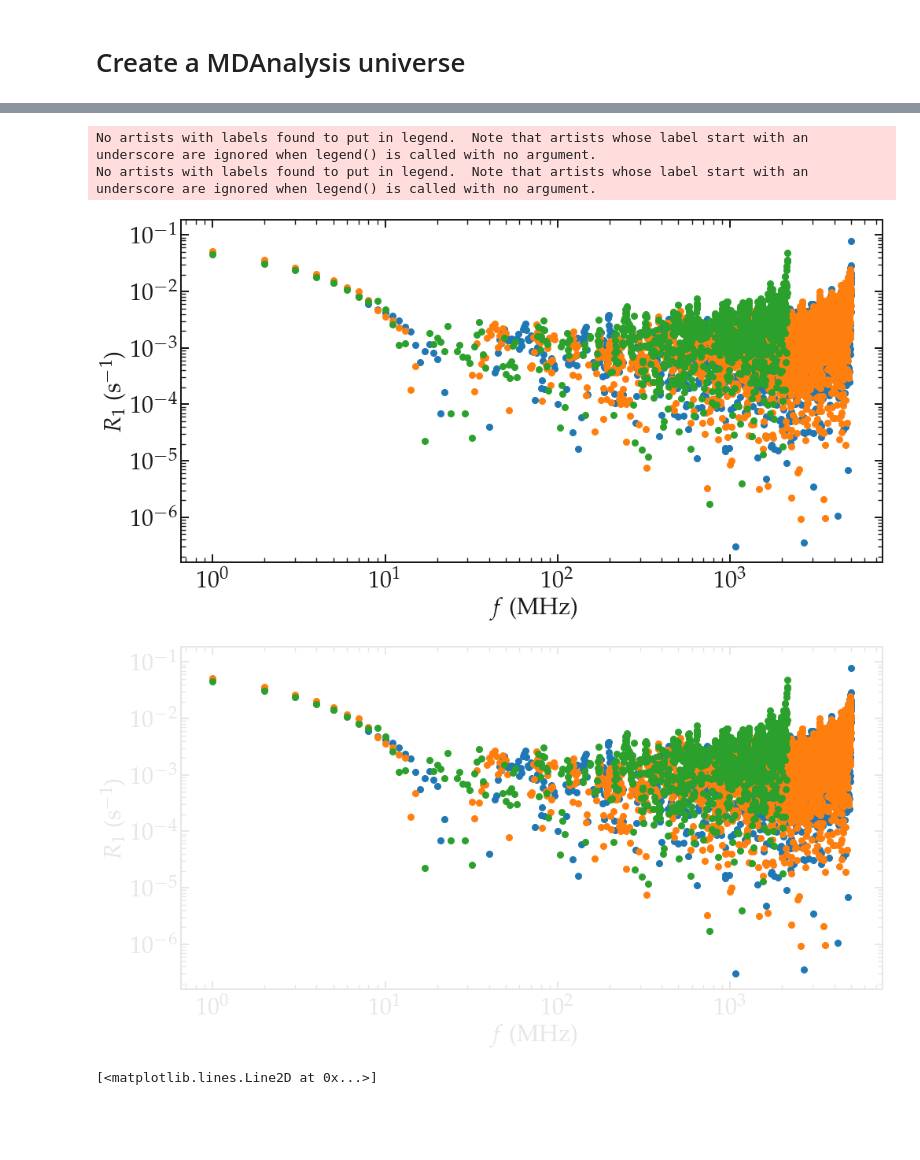
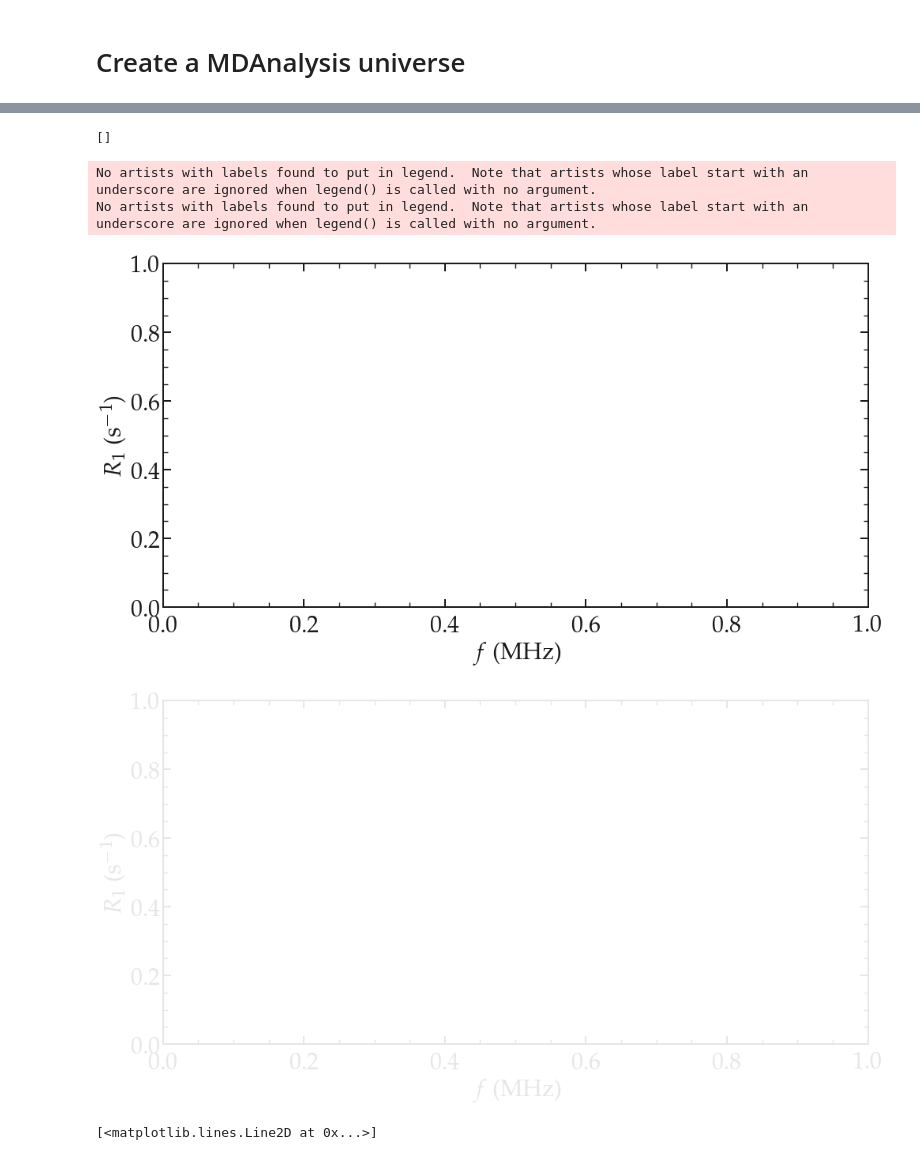
Before and after one commit to simongravelle/nmrformd, a Jupyter notebook: data/varying-box-size/size-effect-evaluation.ipynb, the cells around one changed output, grey strips where cells are left out. Saved outputs shown, nothing was run; the diff lists cells and outputs as text; code cells hidden in the pictures; blank space fills up the shorter version.

```diff
--- a/data/varying-box-size/size-effect-evaluation.ipynb
+++ b/data/varying-box-size/size-effect-evaluation.ipynb
@@ -25,11 +25,17 @@ sys.path.append('../../examples/shared/')
 from tools import figure_improvement, save_figure
 # %%
 numbers_mol =  np.int32(np.logspace(np.log10(25), np.log10(3000), 16))
+# %%
+R = np.linspace(myred[0], myblue[0], len(numbers_mol))
+G = np.linspace(myred[1], myblue[1], len(numbers_mol))
+B = np.linspace(myred[2], myblue[2], len(numbers_mol))
+grad = np.vstack([R, G, B]).T
 # %%
 intra_correlation = []
 intra_spectrum = []
 inter_correlation = []
 inter_spectrum = []
+scalar_properties = []
 for number_mol in numbers_mol:
     u = None
     data_lammps = "_N"+str(number_mol)+"-lammps/"
@@ -37,27 +43,40 @@ for number_mol in numbers_mol:
     if os.path.exists(data_lammps+"topology.data"):
         u = mda.Universe(data_lammps+"topology.data", data_lammps+"traj.xtc")
         group_i = u.select_atoms("type 2")
+        folder = data_lammps
     elif os.path.exists(data_gromacs+"run.tpr"):
         u = mda.Universe(data_gromacs+"run.tpr", data_gromacs+"run.xtc")
         group_i = u.select_atoms("type HW")
+        folder = data_gromacs
     if u is not None:
         timestep = np.int32(u.trajectory.dt)
         total_time = np.int32(u.trajectory.totaltime)
         n_molecules = u.atoms.n_residues
+        assert n_molecules == number_mol
         v_box = np.round(np.prod(u.dimensions[:3]) / 1000,1)
         print(f"The number of water molecules is {n_molecules}")
-        print(f"The volume of the box is {v_box} nm3")
+        print("--------------------------------")
         # Run NMRforMD
-        nmr_intra = nmrmd.NMR(u, group_i, isotropic=True, type_analysis="intra_molecular")
+        nmr_intra = nmrmd.NMR(u, group_i, isotropic=True, type_analysis="intra_molecular", number_i=100)
         T1_intra = np.round(nmr_intra.T1,2)
-        print(f"The intra-NMR relaxation time is T1 = {T1_intra} s")
+        T1_intra_av = np.mean(np.round(1/nmr_intra.R1[:10],2))
+        print(f"The NMR relaxation time is T1-intra = {T1_intra_av} s")
         intra_spectrum.append(np.vstack([nmr_intra.f, nmr_intra.R1]))
         intra_correlation.append(np.vstack([nmr_intra.t, nmr_intra.gij[0]]))
-        nmr_inter = nmrmd.NMR(u, group_i, isotropic=True, type_analysis="inter_molecular")
+        nmr_inter = nmrmd.NMR(u, group_i, isotropic=True, type_analysis="inter_molecular", number_i=100)
         T1_inter = np.round(nmr_inter.T1,2)
-        print(f"The interNMR relaxation time is T1 = {T1_inter} s")
+        T1_inter_av = np.mean(np.round(1/nmr_inter.R1[:10],2))
+        print(f"The NMR relaxation time is T1-inter = {T1_inter_av} s")
+        inter_spectrum.append(np.vstack([nmr_inter.f, nmr_inter.R1]))
+        inter_correlation.append(np.vstack([nmr_inter.t, nmr_inter.gij[0]]))
+        scalar_properties.append([number_mol, v_box, T1_intra, T1_intra_av, T1_inter, T1_inter_av])
         print("--------------------------------")
-        intra_spectrum.append(np.vstack([nmr_inter.f, nmr_inter.R1]))
-        intra_correlation.append(np.vstack([nmr_inter.t, nmr_inter.gij[0]]))
+        print("--------------------------------")
+        print("--------------------------------")
+        if u.trajectory.n_frames == 4001:
+            np.savetxt(folder+"intra_spectrum.dat", np.vstack([nmr_intra.f, nmr_intra.R1]).T)
+            np.savetxt(folder+"inter_spectrum.dat", np.vstack([nmr_inter.f, nmr_inter.R1]).T)
+            np.savetxt(folder+"intra_correlation.dat", np.vstack([nmr_intra.t, nmr_intra.gij[0]]).T)
+            np.savetxt(folder+"inter_correlation.dat", np.vstack([nmr_inter.t, nmr_inter.gij[0]]).T)
 # %% [output]
 The number of water molecules is 25
@@ -92,18 +118,25 @@ The NMR relaxation time is T1 = 3.34 s
+# %%
+inter_correlation
+# %% [output]
+[]
 # %%
 for mode, mygray in zip(['light', 'dark'], [lightgray, darkgray]):
     fig = plt.figure(figsize=(16, 8))
     ax1 = fig.add_subplot(111)
-    for result in results:
-        ax1.loglog(result[0], result[1], 'o', markersize=8) # , color=myblue)
+    cpt = 0
+    for inter, intra in zip(inter_correlation, intra_correlation):
+        ax1.loglog(inter[0], inter[1], 'o', markersize=8, color=grad[cpt])
+        ax1.loglog(intra[0], intra[1], 's', markersize=8, color=grad[cpt])
+        cpt += 1
     figure_improvement(ax1, mygray, font, fontsize,
                        xlabel=r"$f$ (MHz)", ylabel=r'$R_1$ (s$^{-1}$)') #,
                        #xlim=(5e2, 3e5), ylim=(0.001, 10))
     #save_figure(plt, fig, mode, name='T1')
 # %% [output]
 No artists with labels found to put in legend.  Note that artists whose label start with an underscore are ignored when legend() is called with no argument.
 No artists with labels found to put in legend.  Note that artists whose label start with an underscore are ignored when legend() is called with no argument.
-[figure, old version]
+[figure, new version]
-[figure, old version]
+[figure, new version]
 # %%
 fig = plt.figure(figsize=(16, 8))
 ax1 = fig.add_subplot(111)
```
Also changed, not shown: parts of 5 cells of this notebook, 1 other file.
